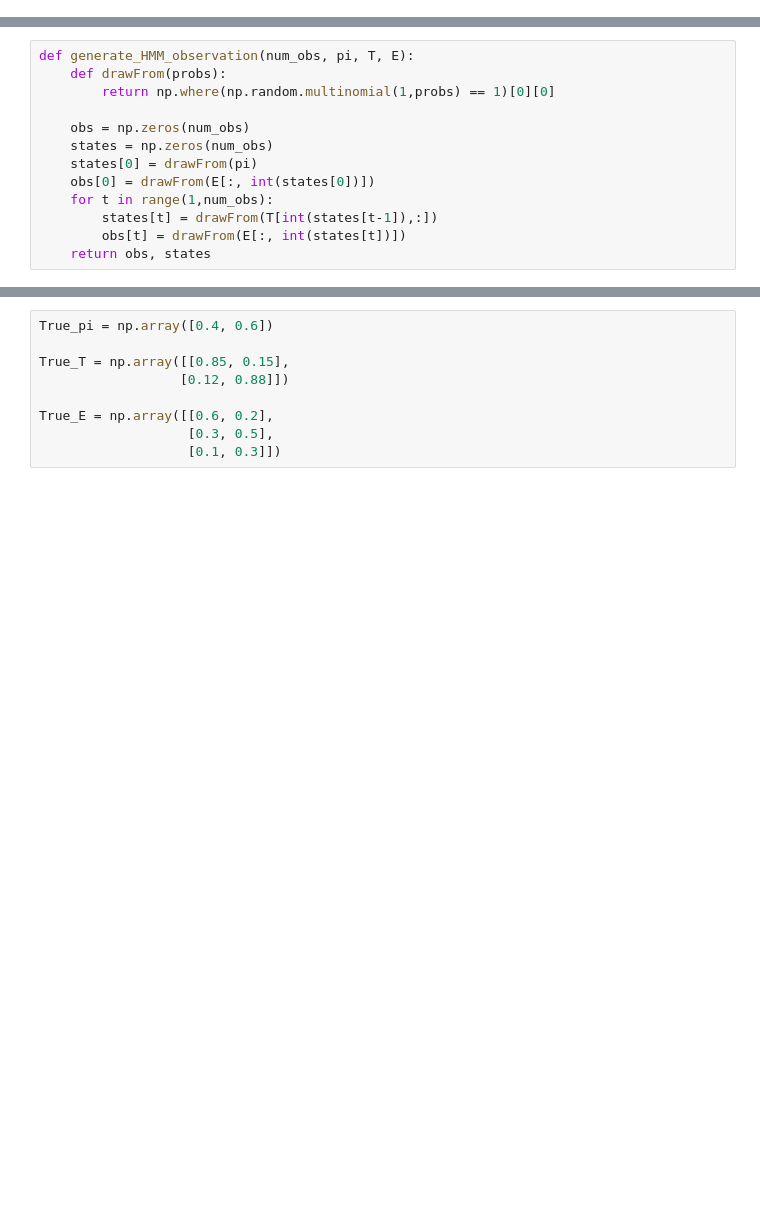
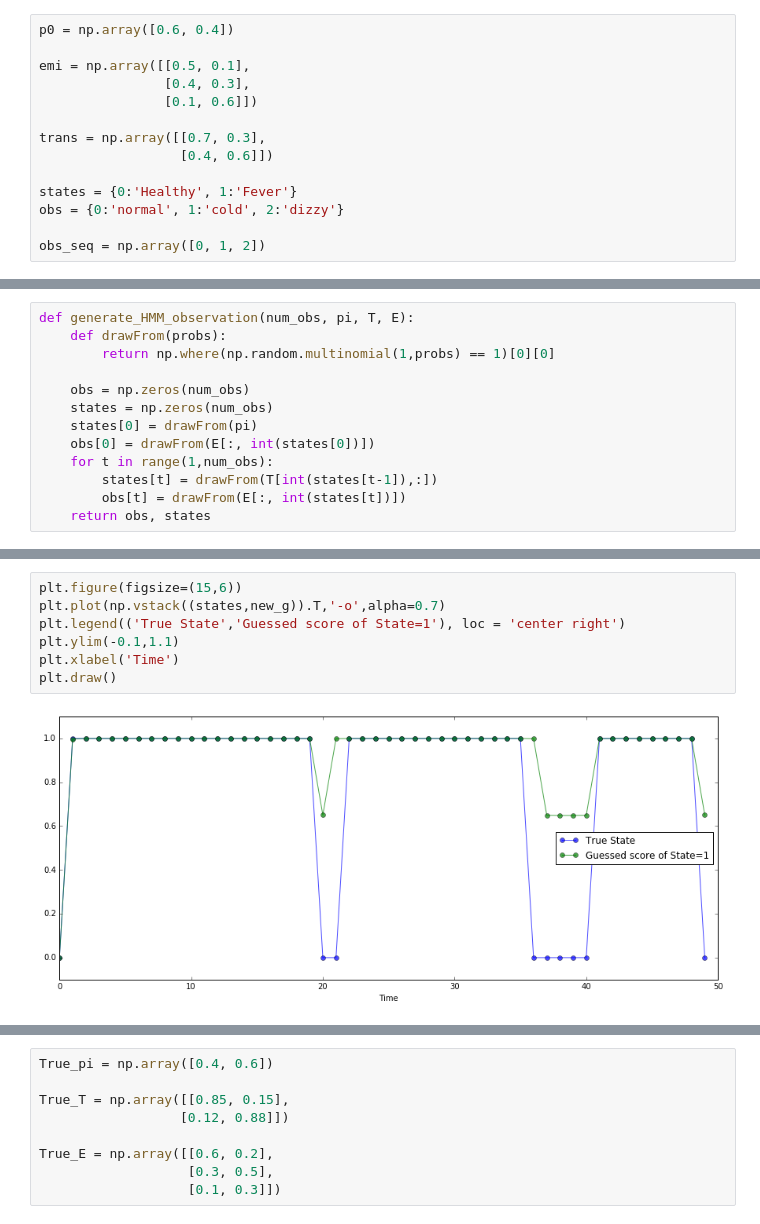
Before and after one commit to MarvinBertin/TensorFlow-Algorithms, a Jupyter notebook: Probabilistic_Graphical_Models/Untitled1.ipynb, the cells around one changed output, grey strips where cells are left out. Cells and saved outputs as stored; diff of their text form; blank space fills up the shorter version.

```diff
--- a/Probabilistic_Graphical_Models/Untitled1.ipynb
+++ b/Probabilistic_Graphical_Models/Untitled1.ipynb
@@ -289,0 +384,14 @@ class HiddenMarkovModel(object):
+# %%
+p0 = np.array([0.6, 0.4])
+
+emi = np.array([[0.5, 0.1],
+                [0.4, 0.3],
+                [0.1, 0.6]])
+
+trans = np.array([[0.7, 0.3],
+                  [0.4, 0.6]])
+
+states = {0:'Healthy', 1:'Fever'}
+obs = {0:'normal', 1:'cold', 2:'dizzy'}
+
+obs_seq = np.array([0, 1, 2])
@@ -302,0 +500,9 @@ def generate_HMM_observation(num_obs, pi, T, E):
+# %%
+plt.figure(figsize=(15,6))
+plt.plot(np.vstack((states,new_g)).T,'-o',alpha=0.7)
+plt.legend(('True State','Guessed score of State=1'), loc = 'center right')
+plt.ylim(-0.1,1.1)
+plt.xlabel('Time')
+plt.draw()
+# %% [output]
+[figure, added]
```
Also changed, not shown: parts of 20 cells of this notebook, 1 other file.
